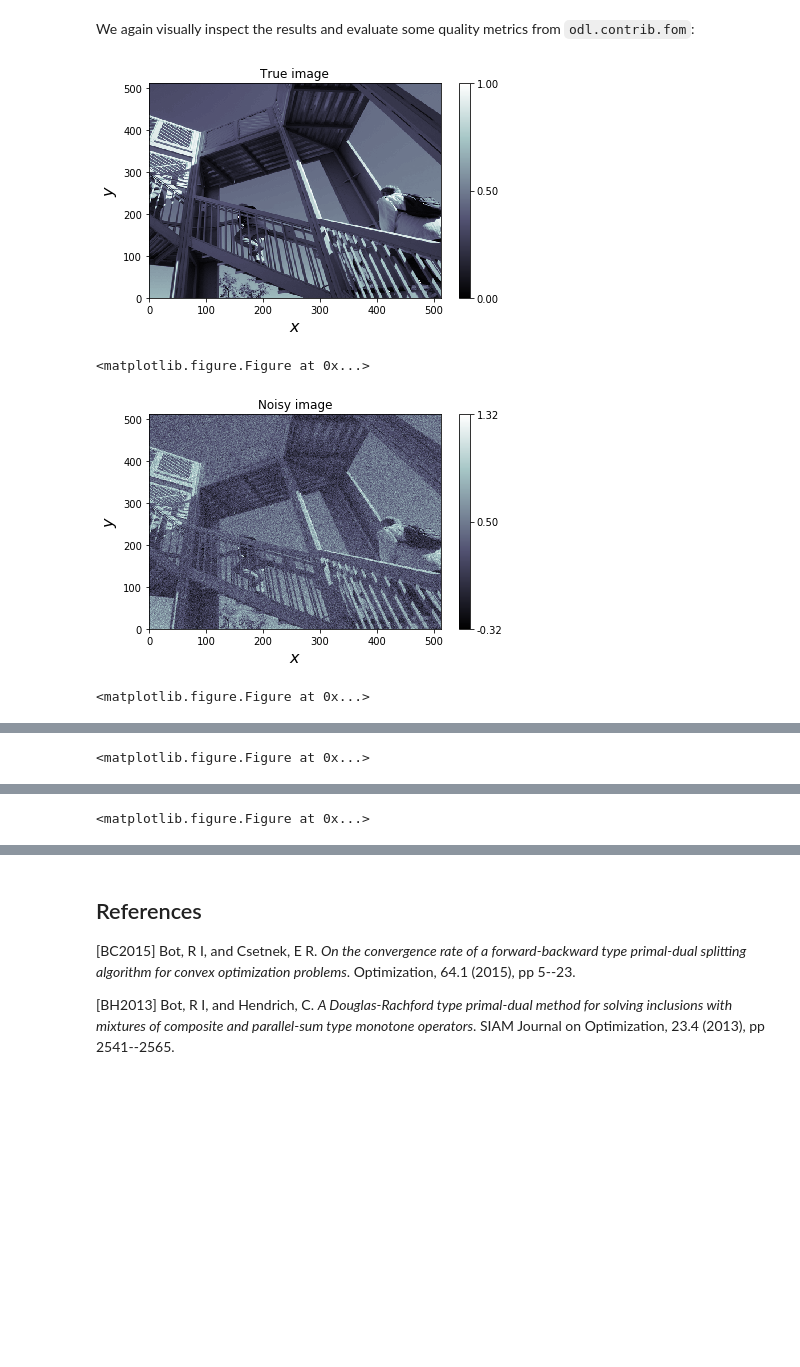
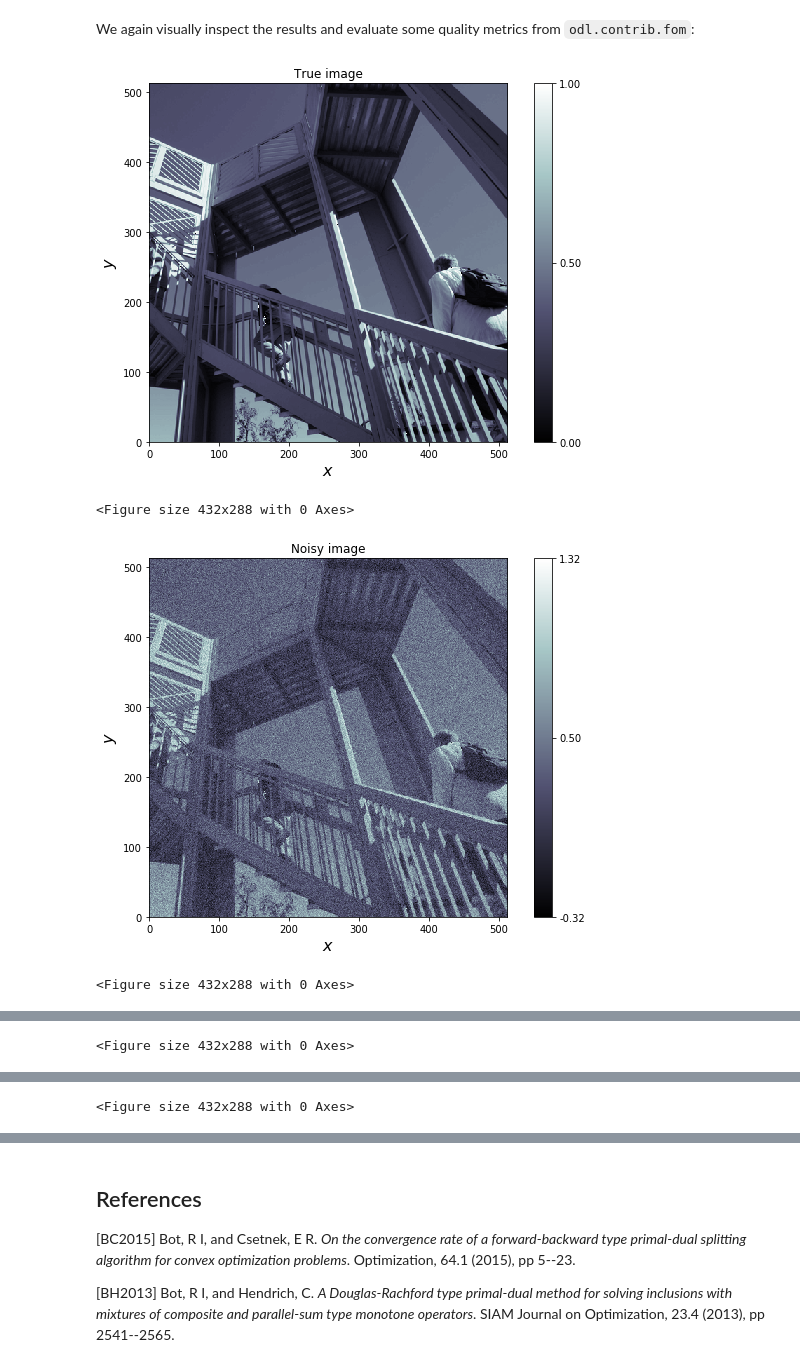
Before and after one commit to kohr-h/astra_odl_workshop, a Jupyter notebook: 2_different_solver.ipynb, the cells around one changed output, grey strips where cells are left out. Saved outputs shown, nothing was run; the diff lists cells and outputs as text; code cells hidden in the pictures; blank space fills up the shorter version.

```diff
--- a/2_different_solver.ipynb
+++ b/2_different_solver.ipynb
@@ -166,12 +163,13 @@ odl.solvers.douglas_rachford_pd(x, f, g, L, tau, sigmas, niter=200)
 # %% [markdown]
 We again visually inspect the results and evaluate some quality metrics from `odl.contrib.fom`:
 # %%
-x_true.show('True image');
-y.show('Noisy image');
-x.show('Denoised image');
-(x_true - x).show('Difference true - denoised');
+x_true.show('True image', aspect=1, figsize=(8, 6))
+y.show('Noisy image', aspect=1, figsize=(8, 6))
+x.show('Denoised image', aspect=1, figsize=(8, 6))
+(x_true - x).show('Difference true - denoised', aspect=1, figsize=(8, 6))
+pass
 # %% [output]
-[figure, old version]
+[figure, new version]
-<matplotlib.figure.Figure at 0x...>
+<Figure size 432x288 with 0 Axes>
-[figure, old version]
+[figure, new version]
-<matplotlib.figure.Figure at 0x...>
+<Figure size 432x288 with 0 Axes>
@@ -179 +177 @@ x.show('Denoised image');
-<matplotlib.figure.Figure at 0x...>
+<Figure size 432x288 with 0 Axes>
@@ -181,4 +179,4 @@ x.show('Denoised image');
-<matplotlib.figure.Figure at 0x...>
+<Figure size 432x288 with 0 Axes>
 # %%
 from odl.contrib import fom
 
```
Also changed, not shown: parts of 10 cells of this notebook, 2 other files.
